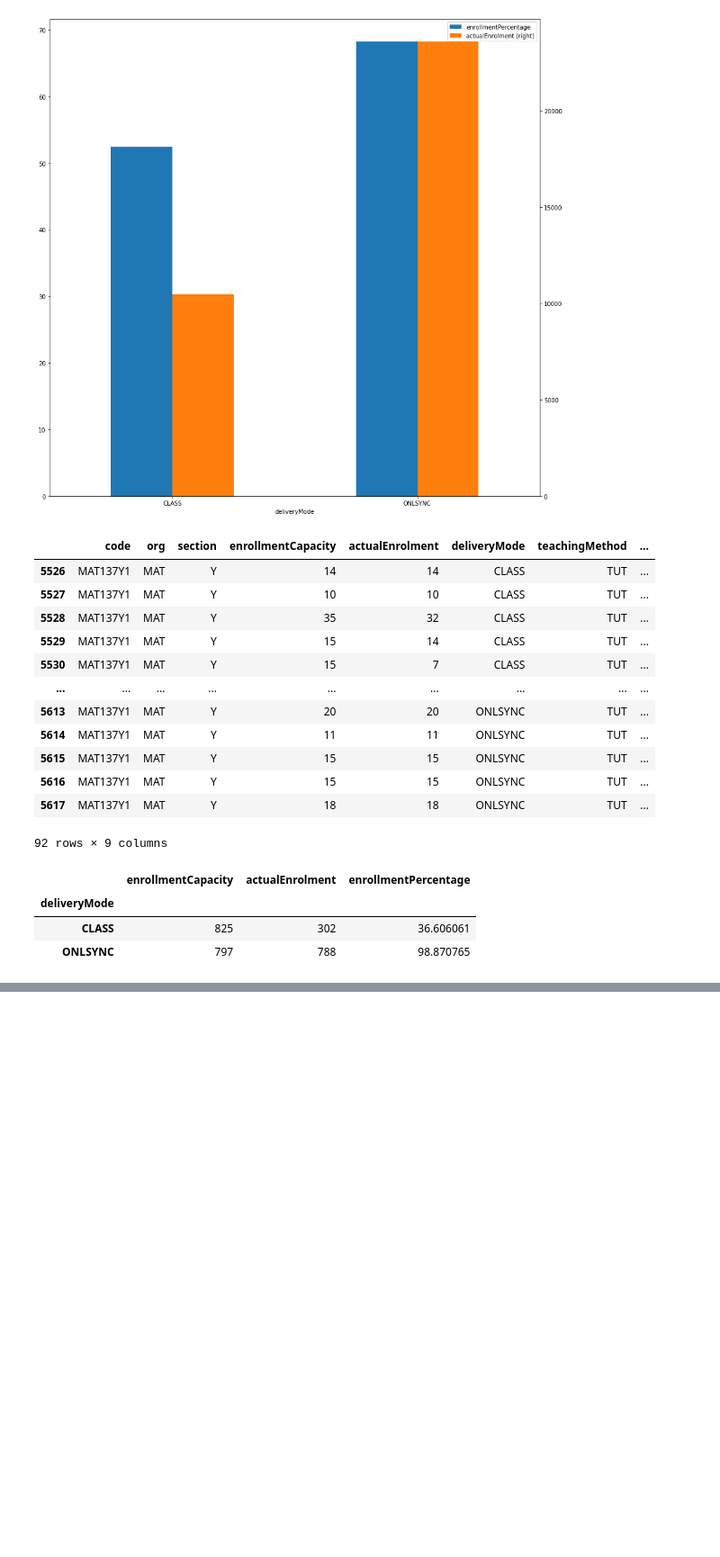
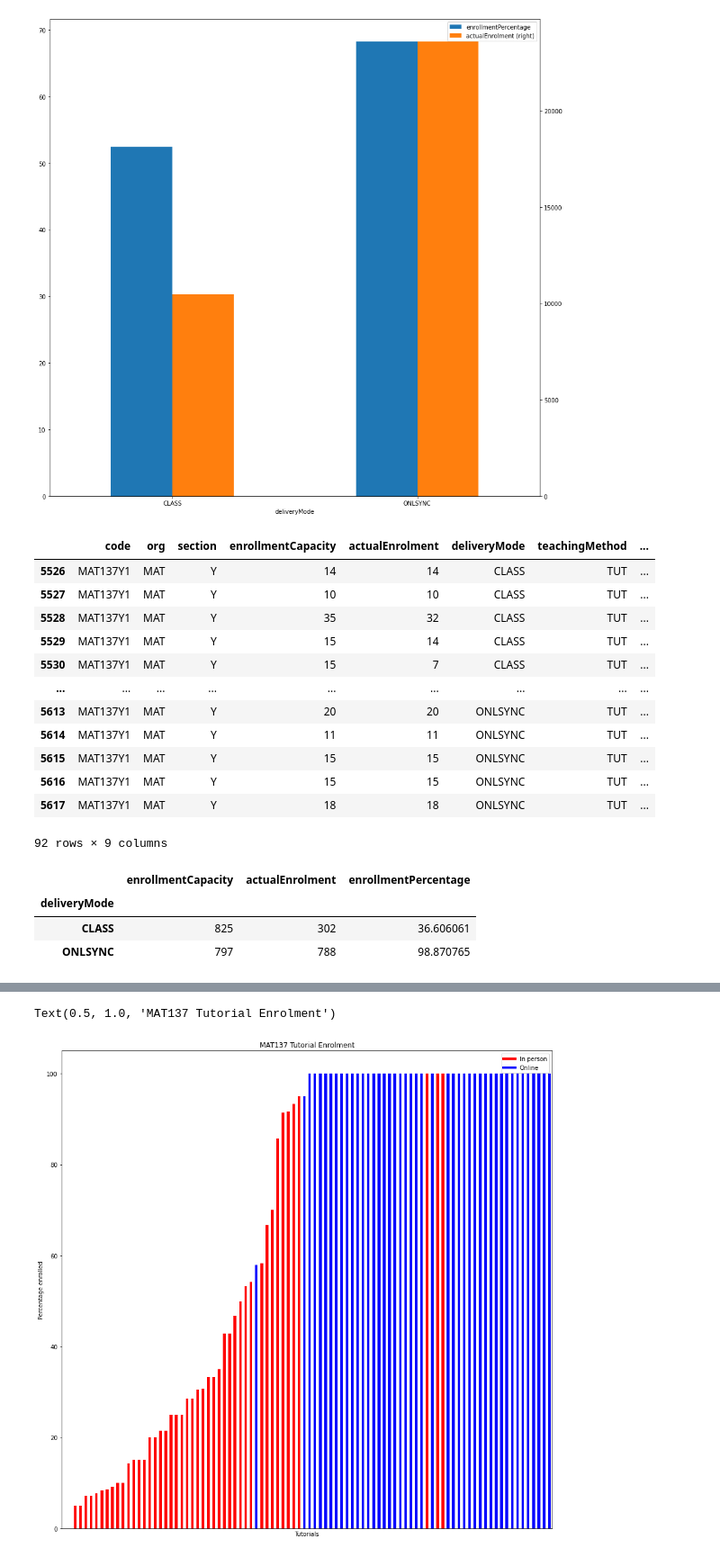
Before and after one commit to ragalie/uoft-timetable-data, a Jupyter notebook: notebooks/tutorialsByOnline.ipynb, the cells around one changed output, grey strips where cells are left out. Shown: that part at 90% size. Cells and saved outputs as stored; diff of their text form; code cells hidden in the pictures; blank space fills up the shorter version.

```diff
--- a/notebooks/tutorialsByOnline.ipynb
+++ b/notebooks/tutorialsByOnline.ipynb
@@ -89,2 +109,19 @@ mat137_sorted = mat137_sections.sort_values('enrollmentPercentage')
 # %%
 mat137_sorted['enrollmentPercentage'] = mat137_sorted['enrollmentPercentage'] * 100
+# %%
+fig, ax = plt.subplots()
+colors = tuple(np.where(mat137_sorted['deliveryMode'] == 'CLASS', 'r', 'b'))
+mat137_sorted.plot(kind='bar', y='enrollmentPercentage', color=colors, ax=ax)
+
+from matplotlib.lines import Line2D
+
+custom_lines = [Line2D([0], [0], color='r', lw=4),
+                Line2D([0], [0], color='b', lw=4)]
+ax.legend(custom_lines, ['In person', 'Online'])
+plt.xticks([])
+plt.ylabel("Percentage enrolled")
+plt.xlabel("Tutorials")
+plt.title("MAT137 Tutorial Enrolment")
+# %% [output]
+Text(0.5, 1.0, 'MAT137 Tutorial Enrolment')
+[figure, added]
```
Also changed, not shown: parts of 9 cells of this notebook.
